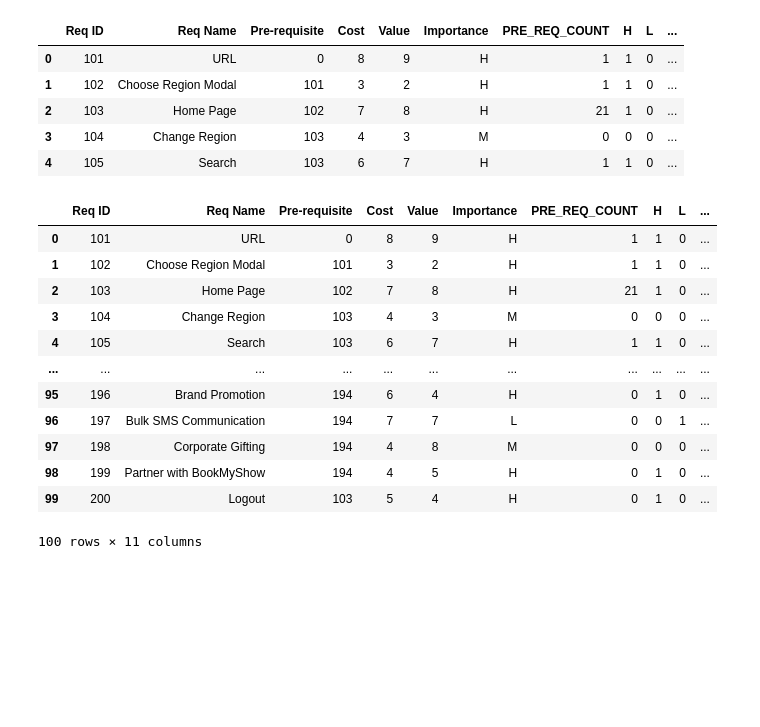
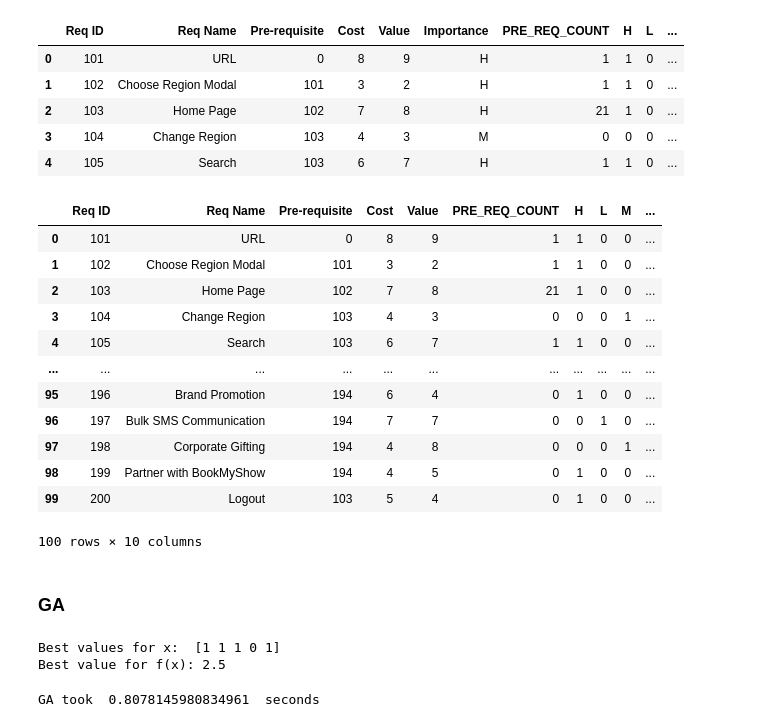
Before and after one commit to GocGamaar/Requirement-Prioritization, a Jupyter notebook: BMS Requirements.ipynb, the cells around one changed output. Saved outputs shown, nothing was run; the diff lists cells and outputs as text; code cells hidden in the pictures; blank space fills up the shorter version.

Commit message:
Import GA and PSO

```diff
--- a/BMS Requirements.ipynb
+++ b/BMS Requirements.ipynb
@@ -4,5 +5,5 @@ import pandas as pd
 # %%
-dfile = pd.read_csv("BMS Requirements.csv")
+dfile = pd.read_csv("dataset/BMS Requirements.csv")
 dfile
 # %% [output]
 |  | Req ID | Req Name | Description | Pre-requisite | Cost | Value | Test Cases | Importance |
@@ -88,18 +106,22 @@ dfile.head()
 # %%
 Weightage = [0]*dfile['Req ID'].count()
 dfile['Weightage'] = Weightage
-dfile
-# %% [output]
-|  | Req ID | Req Name | Pre-requisite | Cost | Value | Importance | PRE_REQ_COUNT | H | L | ... |
-| 0 | 101 | URL | 0 | 8 | 9 | H | 1 | 1 | 0 | ... |
-| 1 | 102 | Choose Region Modal | 101 | 3 | 2 | H | 1 | 1 | 0 | ... |
-| 2 | 103 | Home Page | 102 | 7 | 8 | H | 21 | 1 | 0 | ... |
-| 3 | 104 | Change Region | 103 | 4 | 3 | M | 0 | 0 | 0 | ... |
-| 4 | 105 | Search | 103 | 6 | 7 | H | 1 | 1 | 0 | ... |
-| ... | ... | ... | ... | ... | ... | ... | ... | ... | ... | ... |
-| 95 | 196 | Brand Promotion | 194 | 6 | 4 | H | 0 | 1 | 0 | ... |
-| 96 | 197 | Bulk SMS Communication | 194 | 7 | 7 | L | 0 | 0 | 1 | ... |
-| 97 | 198 | Corporate Gifting | 194 | 4 | 8 | M | 0 | 0 | 0 | ... |
-| 98 | 199 | Partner with BookMyShow | 194 | 4 | 5 | H | 0 | 1 | 0 | ... |
-| 99 | 200 | Logout | 103 | 5 | 4 | H | 0 | 1 | 0 | ... |
-100 rows × 11 columns
+# %%
+dfile = dfile.drop(['Importance'], axis=1)
+# %%
+dfile['Weightage']=( (1/(dfile['Req ID'].count()) )*dfile["PRE_REQ_COUNT"])+(10-(dfile["Cost"]/dfile['Value']) )+(10*dfile['H'])+(5*dfile['M'])+(1*dfile['L'])
+dfile
+# %% [output]
+|  | Req ID | Req Name | Pre-requisite | Cost | Value | PRE_REQ_COUNT | H | L | M | ... |
+| 0 | 101 | URL | 0 | 8 | 9 | 1 | 1 | 0 | 0 | ... |
+| 1 | 102 | Choose Region Modal | 101 | 3 | 2 | 1 | 1 | 0 | 0 | ... |
+| 2 | 103 | Home Page | 102 | 7 | 8 | 21 | 1 | 0 | 0 | ... |
+| 3 | 104 | Change Region | 103 | 4 | 3 | 0 | 0 | 0 | 1 | ... |
+| 4 | 105 | Search | 103 | 6 | 7 | 1 | 1 | 0 | 0 | ... |
+| ... | ... | ... | ... | ... | ... | ... | ... | ... | ... | ... |
+| 95 | 196 | Brand Promotion | 194 | 6 | 4 | 0 | 1 | 0 | 0 | ... |
+| 96 | 197 | Bulk SMS Communication | 194 | 7 | 7 | 0 | 0 | 1 | 0 | ... |
+| 97 | 198 | Corporate Gifting | 194 | 4 | 8 | 0 | 0 | 0 | 1 | ... |
+| 98 | 199 | Partner with BookMyShow | 194 | 4 | 5 | 0 | 1 | 0 | 0 | ... |
+| 99 | 200 | Logout | 103 | 5 | 4 | 0 | 1 | 0 | 0 | ... |
+100 rows × 10 columns
@@ -105,0 +137,2 @@ dfile
+# %% [markdown]
+### GA
@@ -105,0 +141,32 @@ dfile
+# %%
+from GA import GeneticAlgorithm
+
+population_size = 100; genome_length = 5
+
+ga = GeneticAlgorithm(
+    fitting_fn,
+    pop_size=population_size,
+    genome_length=genome_length,
+    lb=[0, 0, 0, 10, 10],
+    ub=[2, 2, 2, 20, 20]
+)
+ga.generate_binary_population()
+ga.number_of_pairs = 4
+
+
+# ga.selective_pressure = 1.5
+# ga.mutation_rate = 0.1
+
+ga.run(100)
+
+best_genome, best_fitness = ga.get_best_genome()
+print("Best values for x: ", (1*best_genome))
+print("Best value for f(x):", best_fitness)
+# %% [output]
+Best values for x:  [1 1 1 0 1]
+Best value for f(x): 2.5
+# %%
+ga_total = time.time() - ga_start
+print("GA took ",ga_total," seconds")
+# %% [output]
+GA took  0.8078145980834961  seconds
```
Also changed, not shown: parts of 8 cells of this notebook, 3 other files.
